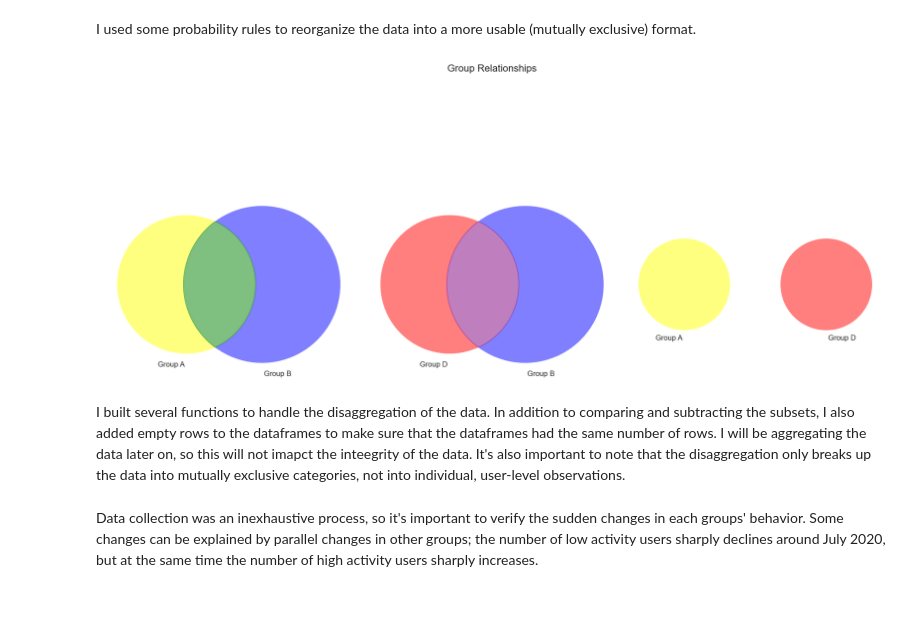
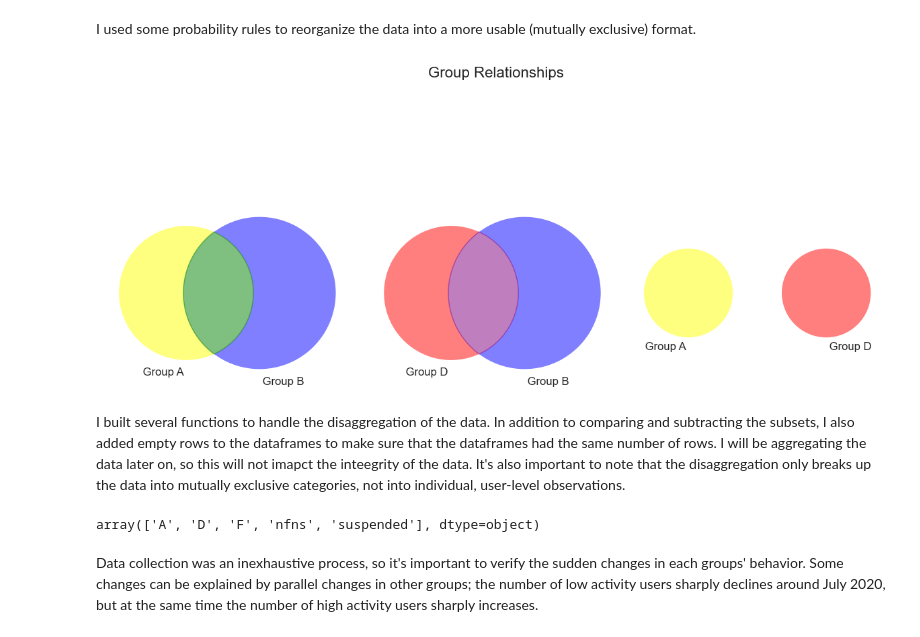
Before and after one commit to emeliasprott/twitter_misinformation, a Jupyter notebook: data-prep.ipynb, the cells around one changed output. Cells and saved outputs as stored; diff of their text form; code cells hidden in the pictures; blank space fills up the shorter version.

```diff
--- a/data-prep.ipynb
+++ b/data-prep.ipynb
@@ -48,29 +48,30 @@ Select Groups:
 # %% [markdown]
 I used some probability rules to reorganize the data into a more usable (mutually exclusive) format.
 # %%
-fig, ax = plt.subplots(1, 3, figsize=(18, 10))
+fig, ax = plt.subplots(1, 3, figsize=(12, 8))
 
 v = venn.venn2(subsets=(4, 6, 3), set_labels=(' Group A ', ' Group B '), set_colors=('yellow', 'blue'), alpha=0.5, ax=ax[0])
 v.get_label_by_id('10').set_text('')
 v.get_label_by_id('01').set_text('')
 v.get_label_by_id('11').set_text('')
 v.get_patch_by_id('11').set_color('green')
 
 w = venn.venn2(subsets=(4, 6, 3), set_labels=(' Group D ', ' Group B '), set_colors=('red', 'blue'), alpha=0.5, ax=ax[1])
 w.get_label_by_id('10').set_text('')
 w.get_label_by_id('01').set_text('')
 w.get_label_by_id('11').set_text('')
 w.get_patch_by_id('11').set_color('purple')
 
 x = venn.venn2(subsets=(4, 4, 0), set_labels=(' Group A ', ' Group D '), set_colors=('yellow', 'red'), alpha=0.5, ax=ax[2])
 x.get_label_by_id('10').set_text('')
 x.get_label_by_id('01').set_text('')
 
-fig.suptitle('Group Relationships', fontsize=16)
+fig.suptitle('Group Relationships', fontsize=16, y=0.9)
 plt.tight_layout()
+fig.savefig('group_relationships.png', dpi=300)
 plt.show()
 # %% [output]
-[figure, old version]
+[figure, new version]
 # %%
 # one entry per group per day
 numbers = [col for col in mccabe.columns if col not in ["ID", "date", "stat", "group"]]
@@ -278,3 +277,7 @@ total['subset_activity'] = total['subsets'].apply(lambda x: x.split('_')[1])
+# %%
+total['grouping'].unique()
+# %% [output]
+array(['A', 'D', 'F', 'nfns', 'suspended'], dtype=object)
 # %% [markdown]
 Data collection was an inexhaustive process, so it's important to verify the sudden changes in each groups' behavior. Some changes can be explained by parallel changes in other groups; the number of low activity users sharply declines around July 2020, but at the same time the number of high activity users sharply increases.
 # %%
```
Also changed, not shown: parts of 3 cells of this notebook, 18 other files.
